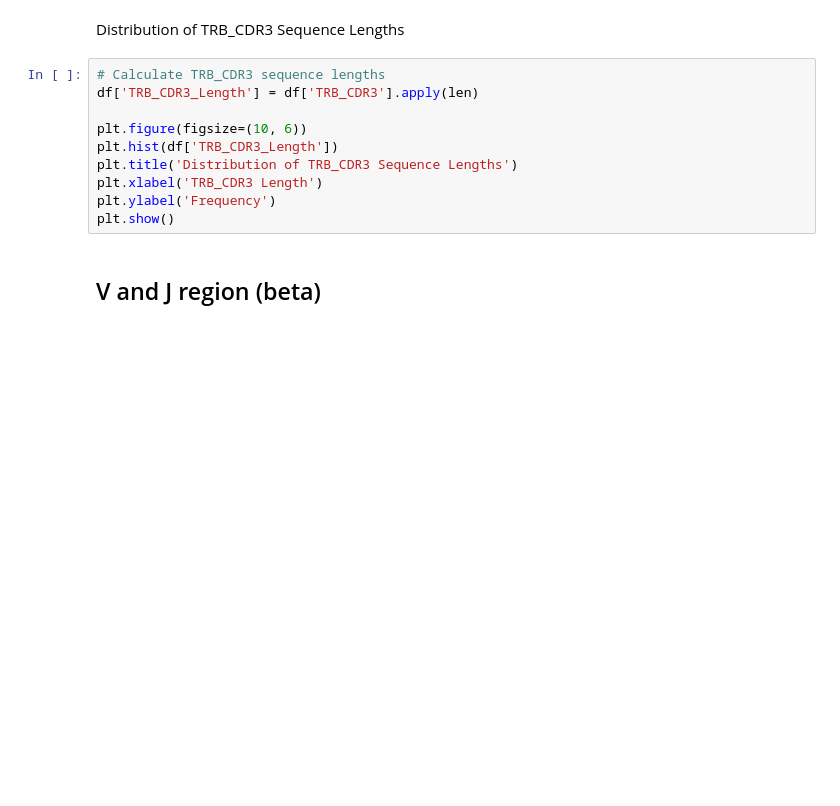
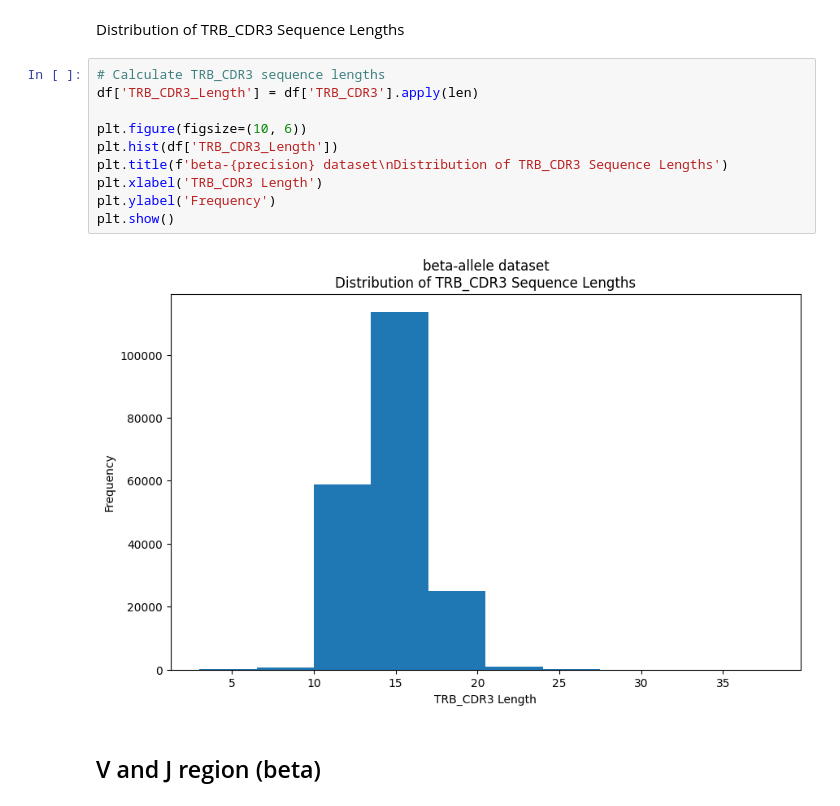
Before and after one commit to vegger/BA_ZHAW, a Jupyter notebook: data_scripts/EDA/EDA_beta.ipynb, the cells around one changed output. Cells and saved outputs as stored; diff of their text form; blank space fills up the shorter version.

```diff
--- a/data_scripts/EDA/EDA_beta.ipynb
+++ b/data_scripts/EDA/EDA_beta.ipynb
@@ -112,13 +174,15 @@ Distribution of TRB_CDR3 Sequence Lengths
 # %%
 # Calculate TRB_CDR3 sequence lengths
 df['TRB_CDR3_Length'] = df['TRB_CDR3'].apply(len)
 
 plt.figure(figsize=(10, 6))
 plt.hist(df['TRB_CDR3_Length'])
-plt.title('Distribution of TRB_CDR3 Sequence Lengths')
+plt.title(f'beta-{precision} dataset\nDistribution of TRB_CDR3 Sequence Lengths')
 plt.xlabel('TRB_CDR3 Length')
 plt.ylabel('Frequency')
 plt.show()
+# %% [output]
+[figure, added]
 # %% [markdown]
 ## V and J region (beta)
 # %% [markdown]
```
Also changed, not shown: parts of 27 cells of this notebook, 5 other files.
